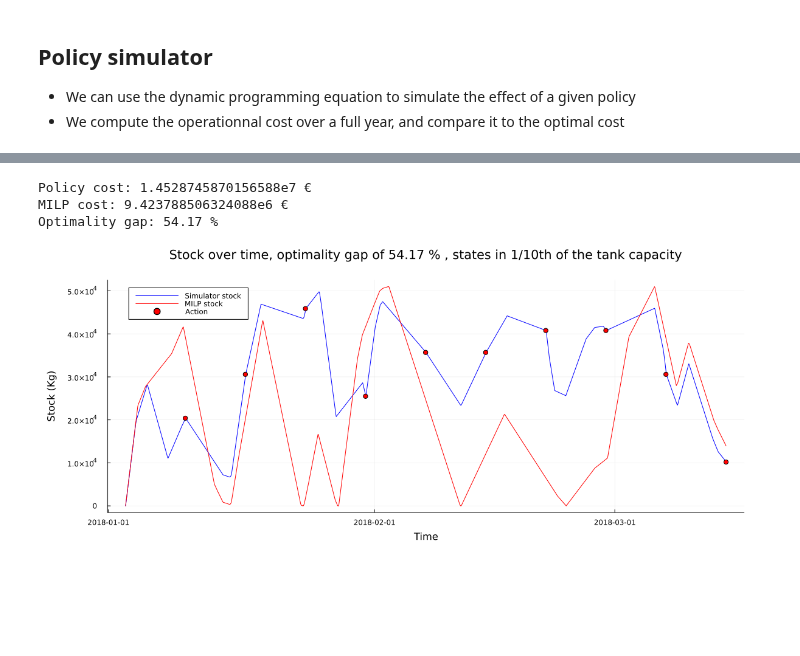
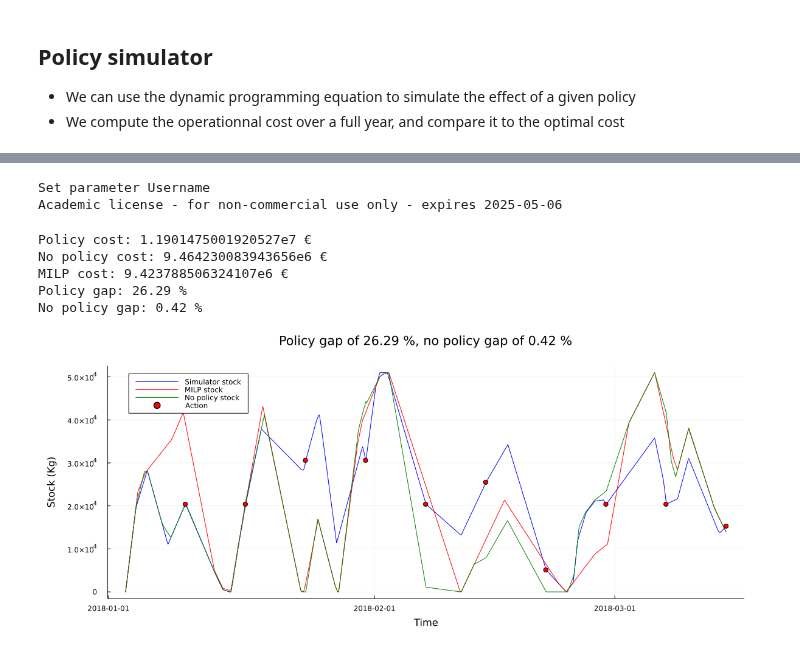
Before and after one commit to air-liquide-IMI-project/H2Modelling, a Jupyter notebook: dynamic_solver.ipynb, the cells around one changed output, grey strips where cells are left out. Cells and saved outputs as stored; diff of their text form; code cells hidden in the pictures; blank space fills up the shorter version.

Commit message:
Uh-oh, added no policy simulator to compare

```diff
--- a/dynamic_solver.ipynb
+++ b/dynamic_solver.ipynb
@@ -125,30 +125,50 @@ Academic license - for non-commercial use only - expires 2025-02-25
+# %%
+output_no_policy = simulator_no_policy(
+    solar_val = solar_val,
+    wind_val = wind_val,
+    states = states,
+    initial_charge = initial_charge,
+    initial_stock = initial_stock,
+);
+# %% [output]
+Set parameter Username
+Academic license - for non-commercial use only - expires 2025-05-06
 # %%
 policy_cost = output_simulation["cost"]
+no_policy_cost = output_no_policy["cost"]
 milp_cost = output_milp["operating_cost"]
 
-optimality_gap = trunc(100 * (policy_cost - milp_cost) / milp_cost, digits=2)
+policy_gap = trunc(100 * (policy_cost - milp_cost) / milp_cost, digits=2)
+no_policy_gap = trunc(100 * (no_policy_cost - milp_cost) / milp_cost, digits=2)
 
 print("Policy cost: $(policy_cost) €\n")
+print("No policy cost: $(no_policy_cost) €\n")
 print("MILP cost: $(milp_cost) €\n")
-print("Optimality gap: $optimality_gap %\n")
+print("Policy gap: $policy_gap %\n")
+print("No policy gap: $no_policy_gap %\n")
 # %% [output]
-Policy cost: 1.4528745870156588e7 €
-MILP cost: 9.423788506324088e6 €
-Optimality gap: 54.17 %
+Policy cost: 1.1901475001920527e7 €
+No policy cost: 9.464230083943656e6 €
+MILP cost: 9.423788506324107e6 €
+Policy gap: 26.29 %
+No policy gap: 0.42 %
 # %%
 stock_plot = plot(size = (1200, 500), legend = :topleft, margin = 8Plots.mm,
-    xlabel = "Time", ylabel = "Stock (Kg)", title = "Stock over time, optimality gap of $optimality_gap % , states in 1/$(N_STATES)th of the tank capacity")
+    xlabel = "Time", ylabel = "Stock (Kg)", title = "Policy gap of $policy_gap %, no policy gap of $no_policy_gap %")
 plot!(stock_plot, overall_time,
     output_simulation["stock"], label = "Simulator stock", color = :blue)
 plot!(stock_plot, overall_time,
     output_milp["stock"][Not(end)], label = "MILP stock", color = :red)
+plot!(stock_plot, overall_time,
+    output_no_policy["stock"], label = "No policy stock", color = :green)
+
 scatter!(stock_plot, last_hour_by_week, action_result_by_week, label = "Action", color = :red)
 
 savefig(stock_plot, "plots/stock-N_EV=$(N_EV)-T=$(T)-N_STATES=$(N_STATES).png")
 
 plot(stock_plot)
 # %% [output]
-[figure, old version]
+[figure, new version]
 # %%
 battery_plot = plot(size = (1200, 500), legend = :topleft, margin = 8Plots.mm,
     xlabel = "Time", ylabel = "Battery charge (MWh)", title = "Battery charge over time")
```
Also changed, not shown: parts of 7 cells of this notebook, 7 other files.
